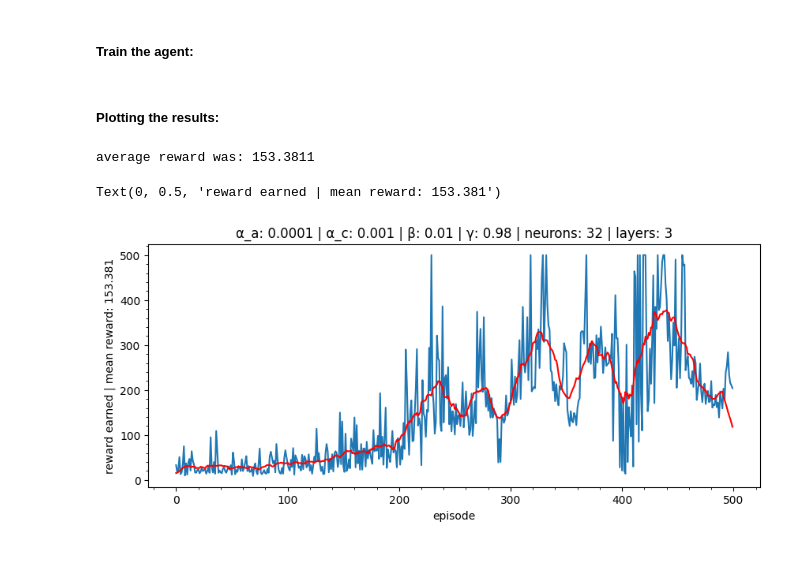
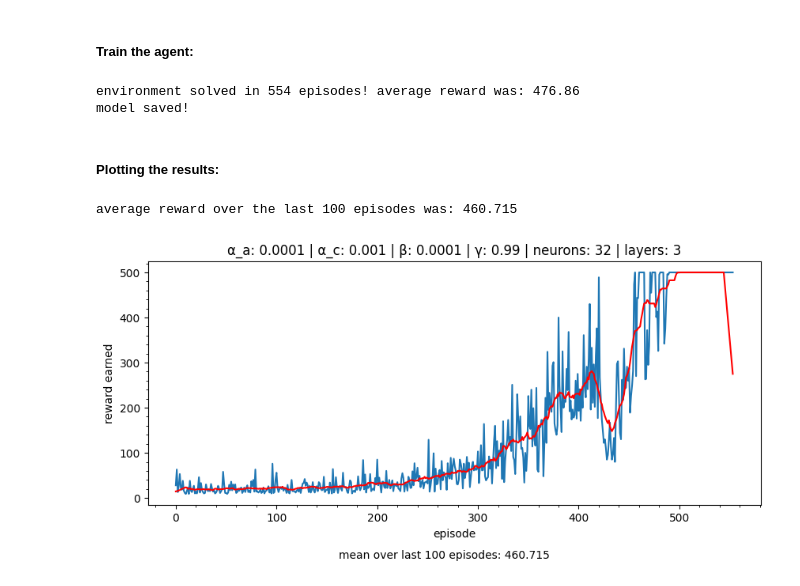
Before and after one commit to MattTidd/rl_experimentation, a Jupyter notebook: gymnasium_environments/cartpole/ac/ac_cartpole_training.ipynb, the cells around one changed output. Cells and saved outputs as stored; diff of their text form; code cells hidden in the pictures; blank space fills up the shorter version.

```diff
--- a/gymnasium_environments/cartpole/ac/ac_cartpole_training.ipynb
+++ b/gymnasium_environments/cartpole/ac/ac_cartpole_training.ipynb
@@ -230,16 +315,29 @@ This section utilizes the above A2C implementation to create an environment and
 ##### Specify hyperparameters:
 # %%
 # agent hyperparameters:
-lr_a = 1e-5             # learning rate for the actor, α_a
-lr_c = 1e-4             # learning rate for the actor, α_c
+lr_a = 1e-4             # learning rate for the actor, α_a
+lr_c = 1e-3             # learning rate for the actor, α_c
 gamma = 0.99            # discount factor γ
-beta = 0.01             # entropy scaling value
-train_length = 2000     # number of episodes to train for
+beta = 0.0001           # entropy scaling value
+train_length = 1000     # number of episodes to train for
 
 layers = 3      # how many layers to have in each network
 neurons = 32    # how many neurons to have in each layer of each network
+n_steps = 5     # how many steps to use when computing the return
 
 seed = 18       # seed for reproducability
+
+# parameters for training:
+desired_score = 475
+over_last = 100
+min_train = train_length/2
+base_path = os.path.join(os.getcwd(), "weights")
+model_path = os.path.join(base_path, f"cartpole_{len(os.listdir(base_path)) + 1}")
+
+train_metrics = {"desired_score"    : desired_score,
+                 "over_last"        : over_last,
+                 "min_train"        : min_train,
+                 "model_path"       : model_path}
 # %% [markdown]
 ##### Initialize the environment and agent:
 # %%
@@ -257,7 +355,8 @@ ac_agent = A2C_Agent(env = env,
                     gamma = gamma,
                     layers = layers,
                     neurons = neurons,
-                    seed = seed
+                    seed = seed,
+                    n_steps = n_steps
                     )
 
 _, _ = ac_agent.env.reset(seed = ac_agent.seed)
@@ -265,27 +364,35 @@ _, _ = ac_agent.env.reset(seed = ac_agent.seed)
 ##### Train the agent:
 # %%
 # training:
-reward_history = ac_agent.train(training_length = train_length)
+reward_history = ac_agent.train(training_length = train_length, train_metrics = train_metrics)
+# %% [output]
+environment solved in 554 episodes! average reward was: 476.86
+model saved!
 # %% [markdown]
 ##### Plotting the results:
 # %%
 # moving average function:
 def moving_average(interval, window_size):
     window = np.ones(int(window_size)) / float(window_size)
     return np.convolve(interval, window, 'same')
 
 filtered_data = moving_average(reward_history, 20)
+last_few = np.mean(filtered_data[-over_last:]).round(3)
 
-print(f"average reward was: {np.mean(filtered_data)}")
+print(f"average reward over the last 100 episodes was: {last_few}")
 
 figure = plt.figure(figsize = (10, 4))
 plt.plot(reward_history)
 plt.plot(filtered_data, 'r-')
 plt.minorticks_on()
 plt.title(f"α_a: {lr_a} | α_c: {lr_c} | β: {beta} | γ: {gamma} | neurons: {neurons} | layers: {layers}")
 plt.xlabel('episode')
-plt.ylabel(f'reward earned | mean reward: {np.mean(filtered_data).round(3)}')
+plt.ylabel(f'reward earned')
+plt.figtext(x = 0.5, y = -0.05, s = f"mean over last {over_last} episodes: {last_few}", ha = 'center', va = 'center')
+
+# save figure:
+if len(model_path) != 0:
+    plt.savefig(f"{model_path}/reward_episode_plot.png", bbox_inches = "tight")
 # %% [output]
-average reward was: 153.3811
+average reward over the last 100 episodes was: 460.715
-Text(0, 0.5, 'reward earned | mean reward: 153.381')
-[figure, old version]
+[figure, new version]
```
Also changed, not shown: parts of 1 cell of this notebook.
